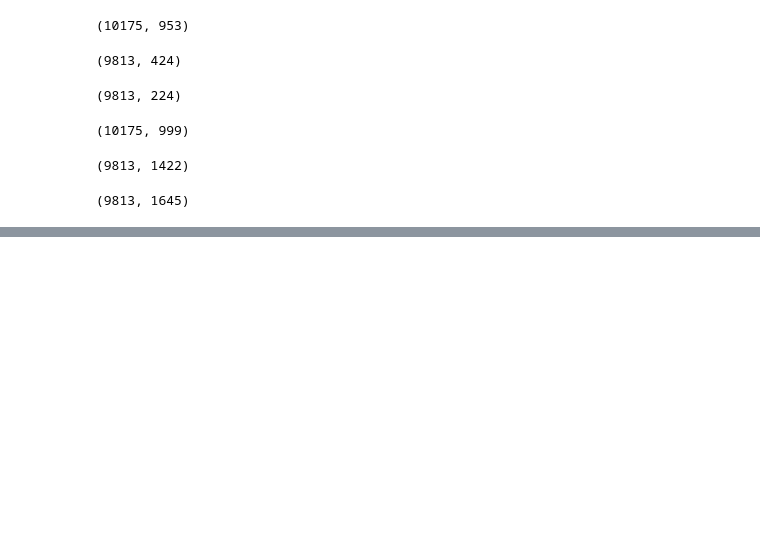
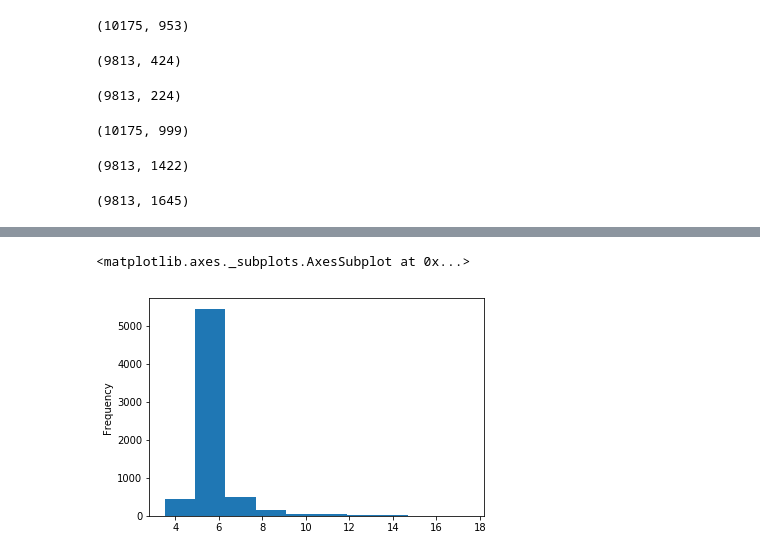
Before and after one commit to ElviraMingazova/PRML_Project, a Jupyter notebook: Diabetes_pred.ipynb, the cells around one changed output, grey strips where cells are left out. Cells and saved outputs as stored; diff of their text form; code cells hidden in the pictures; blank space fills up the shorter version.

```diff
--- a/Diabetes_pred.ipynb
+++ b/Diabetes_pred.ipynb
@@ -73,0 +92,5 @@ df.shape
+# %%
+df["LBXGH"].plot.hist()
+# %% [output]
+<matplotlib.axes._subplots.AxesSubplot at 0x...>
+[figure, added]
```
Also changed, not shown: parts of 7 cells of this notebook.
